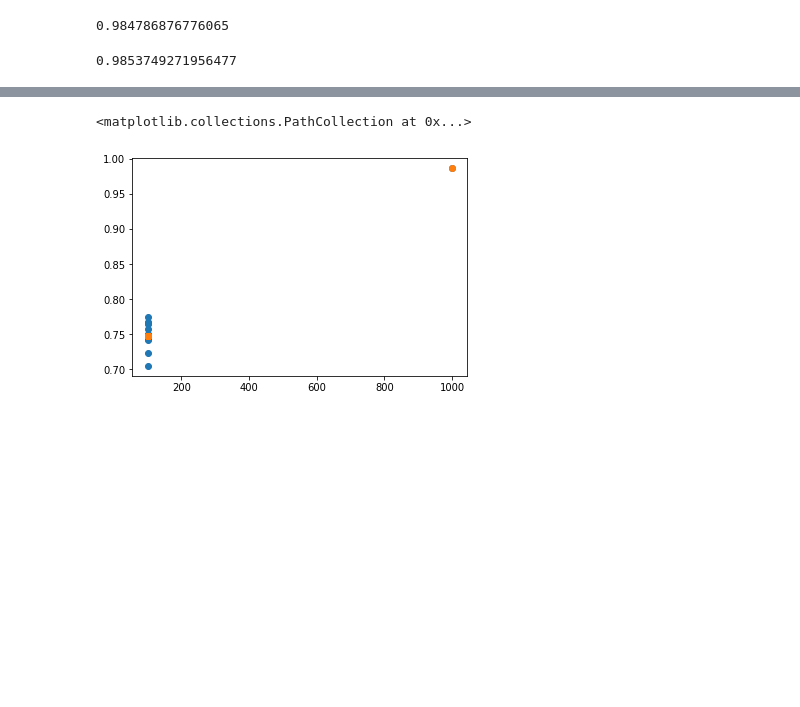
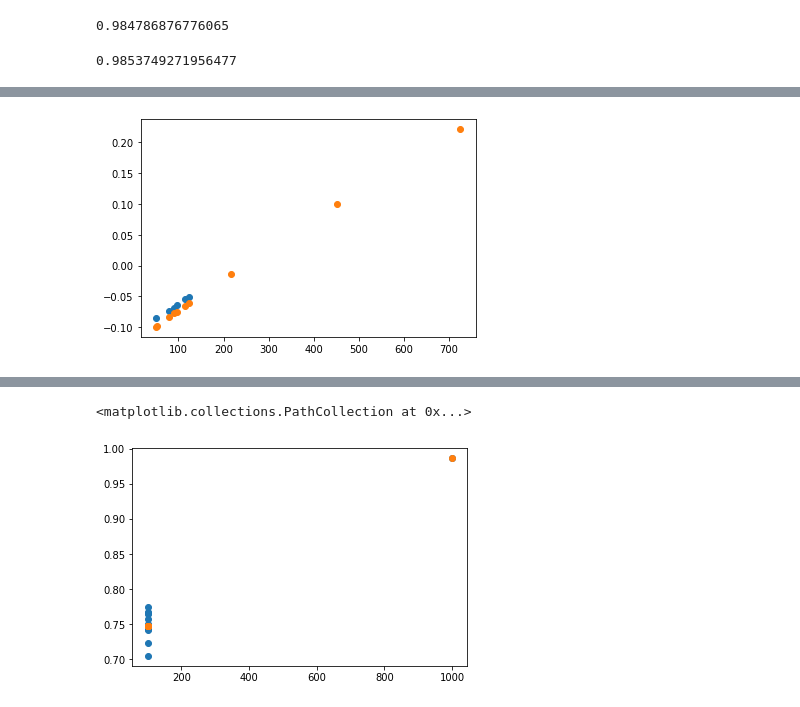
Before and after one commit to rebeku/MultiscaleMixing, a Jupyter notebook: notebooks/DC SBM.ipynb, the cells around one changed output, grey strips where cells are left out. Saved outputs shown, nothing was run; the diff lists cells and outputs as text; code cells hidden in the pictures; blank space fills up the shorter version.

Commit message:
make better plot

```diff
--- a/notebooks/DC SBM.ipynb
+++ b/notebooks/DC SBM.ipynb
@@ -315,15 +346,0 @@ array([[0.74718223, 0.74781394, 0.7485984 , 0.74959865, 0.75091793,
-# %%
-G = nx.convert_matrix.from_numpy_matrix(A)
-E = nx.convert_matrix.to_pandas_edgelist(G).values[:,:2]
-
-attr = []
-
-for i in range(C - 1):
-    attr.append(np.ones(100, dtype=int) * i)
-
-attr.append(np.ones(1000, dtype=int)*10)
-
-M = np.hstack(attr)
-assortM, assortT, _ = localAssortF(E,M,pr=pr)
-
-assortM
@@ -343,0 +347,4 @@ array([[0.85316905, 0.83960335, 0.82701056, ..., 0.78218242, 0.77903605,
+# %%
+a = rng.pareto(1.8,size=10)
+
+a / a.sum()
@@ -344,3 +387,60 @@ array([[0.85316905, 0.83960335, 0.82701056, ..., 0.78218242, 0.77903605,
 # %%
-assortM[:1000].mean(axis=0)
+N = 2000
+C = 10
+gamma = 2.5
+
+# block membership matrix
+Z = np.zeros((N, C), dtype=int)
+
+sizes = powerlaw_partition(gamma, 8, C, N, rng)
+
+thresholds = np.zeros(len(sizes) + 1, dtype=int)
+thresholds[1:] = sizes
+
+for i in range(2, len(thresholds)):
+    thresholds[i:] += sizes[i-2]
+
+for i in range(C):
+    Z[thresholds[i]:thresholds[i+1]][:,i] = 1
+
+# mixing matrix
+B = np.ones((C,C)) * 8
+
+
+for i in range(C):
+    # 16% of possible internal edges exist in each class
+    B[i,i] = 0.08 * sizes[i] * (sizes[i] - 1)
+
+    for j in range(i+1, C):
+        # 5% of possible external edges exist
+        B[i,j] = 0.05 * sizes[i] * sizes[j]
+        B[j,i] = B[i,j]
+
+# degree distribution
+# assign edge wealth to each node
+theta = []
+
+for size in sizes:
+    s = rng.uniform(size=size)
+    theta.append(s/s.sum())
+
+theta = np.hstack(theta)
+assert theta.sum() == C
+
+# predict values
+pr = np.arange(0,1,0.1)
+predM, predT = predict_msm_block(B, theta, Z, pr)
+
+# generate actual network and calculate MSM
+
+E, M = generate_dc_sbm(B, theta, Z, 24681012)
+assortM, assortT, _ = localAssortF(E,M)
+
+y = []
+
+for i in range(C):
+    y.append(assortT[thresholds[i]:thresholds[i+1]].mean())
+
+plt.scatter(Z.sum(axis=0),y)
+plt.scatter(Z.sum(axis=0),predT)
 # %% [output]
@@ -348,0 +448 @@ array([0.74974058, 0.75050938, 0.75142398, 0.75254437, 0.75396776,
+[figure, added]
```
Also changed, not shown: parts of 32 cells of this notebook.
